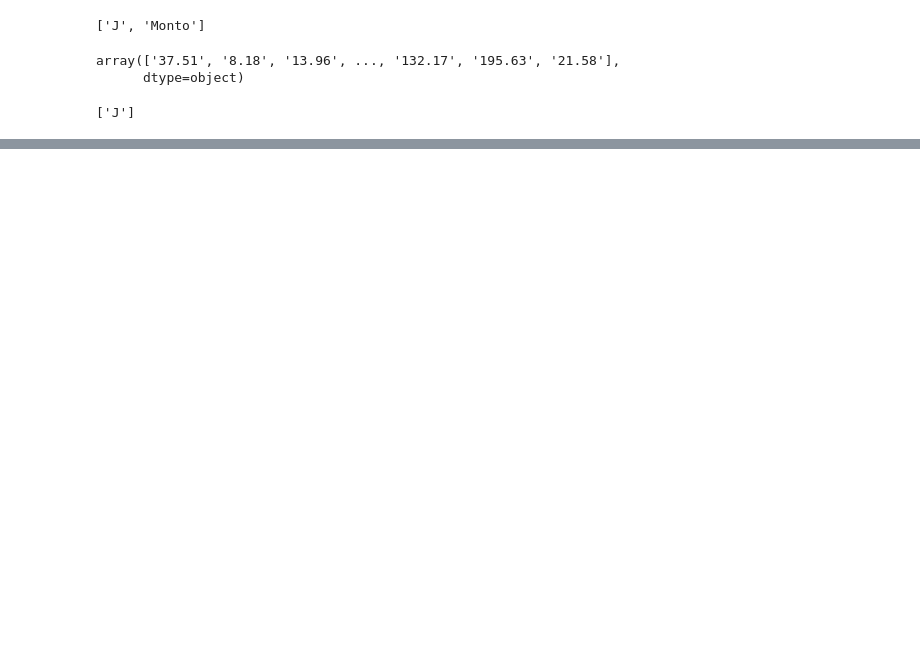
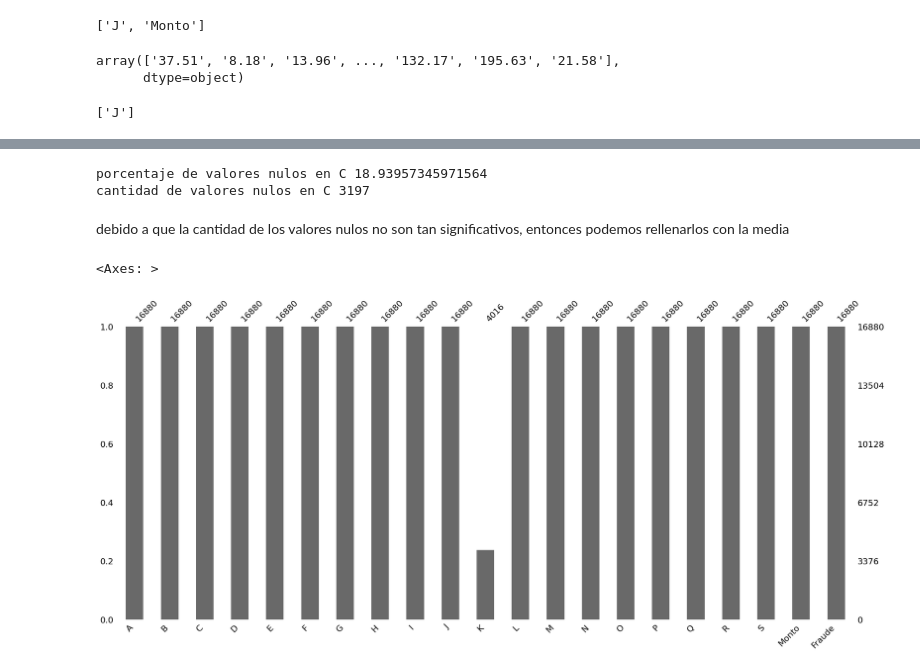
Before and after one commit to ElCabris/machine-learning-solutions, a Jupyter notebook: Final-Test/solution.ipynb, the cells around one changed output, grey strips where cells are left out. Drawn from its saved outputs; the diff is of its cells as text; code cells hidden in the pictures; blank space fills up the shorter version.

Commit message:
valores nulos final test

```diff
--- a/Final-Test/solution.ipynb
+++ b/Final-Test/solution.ipynb
@@ -131,0 +167,18 @@ for i in df.columns:
+# %%
+# porcentaje de valores nulos en la columna C
+print(f"porcentaje de valores nulos en C {(df.C.isnull().sum() * 100) / df.shape[0]}")
+print(f"cantidad de valores nulos en C {df.C.isnull().sum()}")
+# %% [output]
+porcentaje de valores nulos en C 18.93957345971564
+cantidad de valores nulos en C 3197
+# %% [markdown]
+debido a que la cantidad de los valores nulos no son tan significativos, entonces podemos rellenarlos con la media
+# %%
+df.C.fillna(df.C.mean(), inplace=True)
+# %%
+import missingno as msno
+
+msno.bar(df)
+# %% [output]
+<Axes: >
+[figure, added]
```
Also changed, not shown: parts of 10 cells of this notebook.
